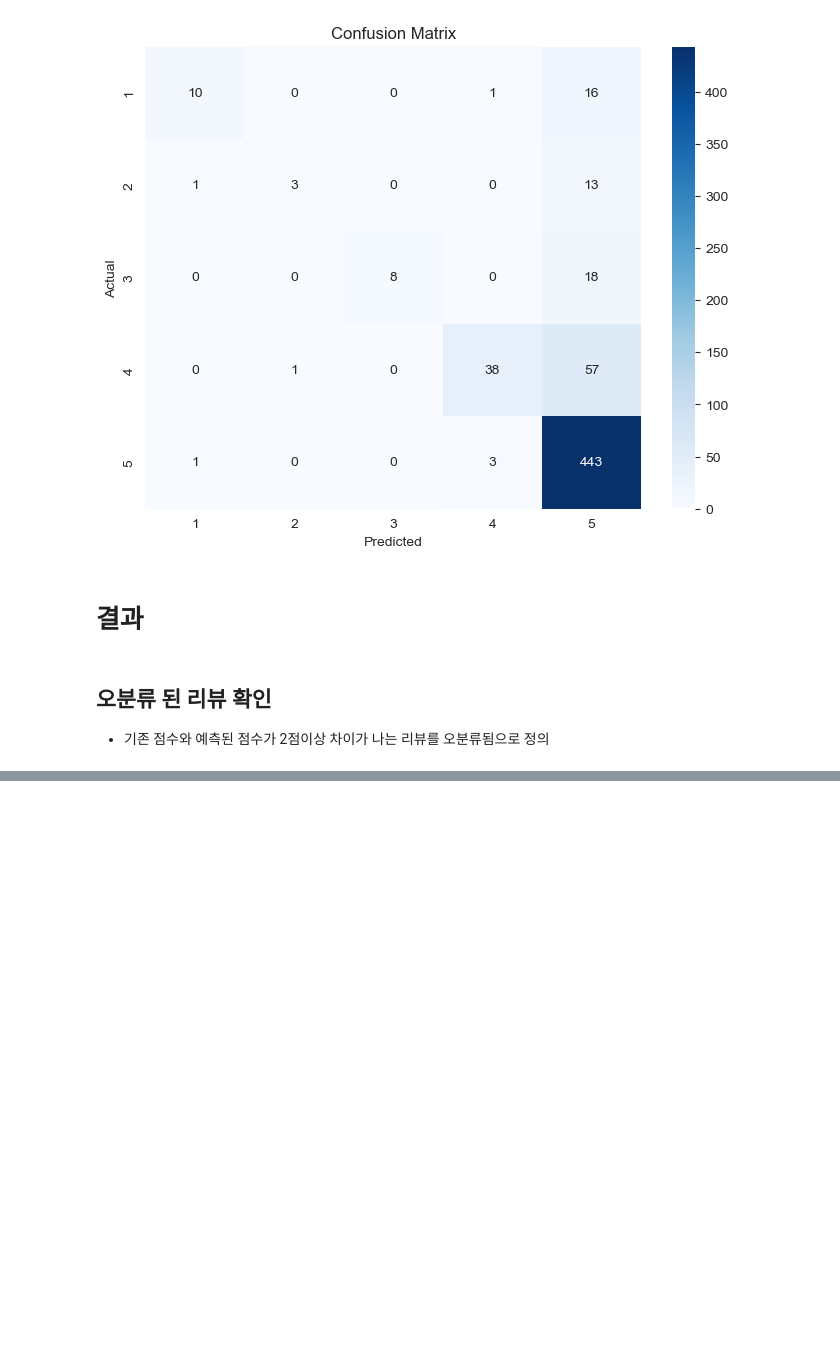
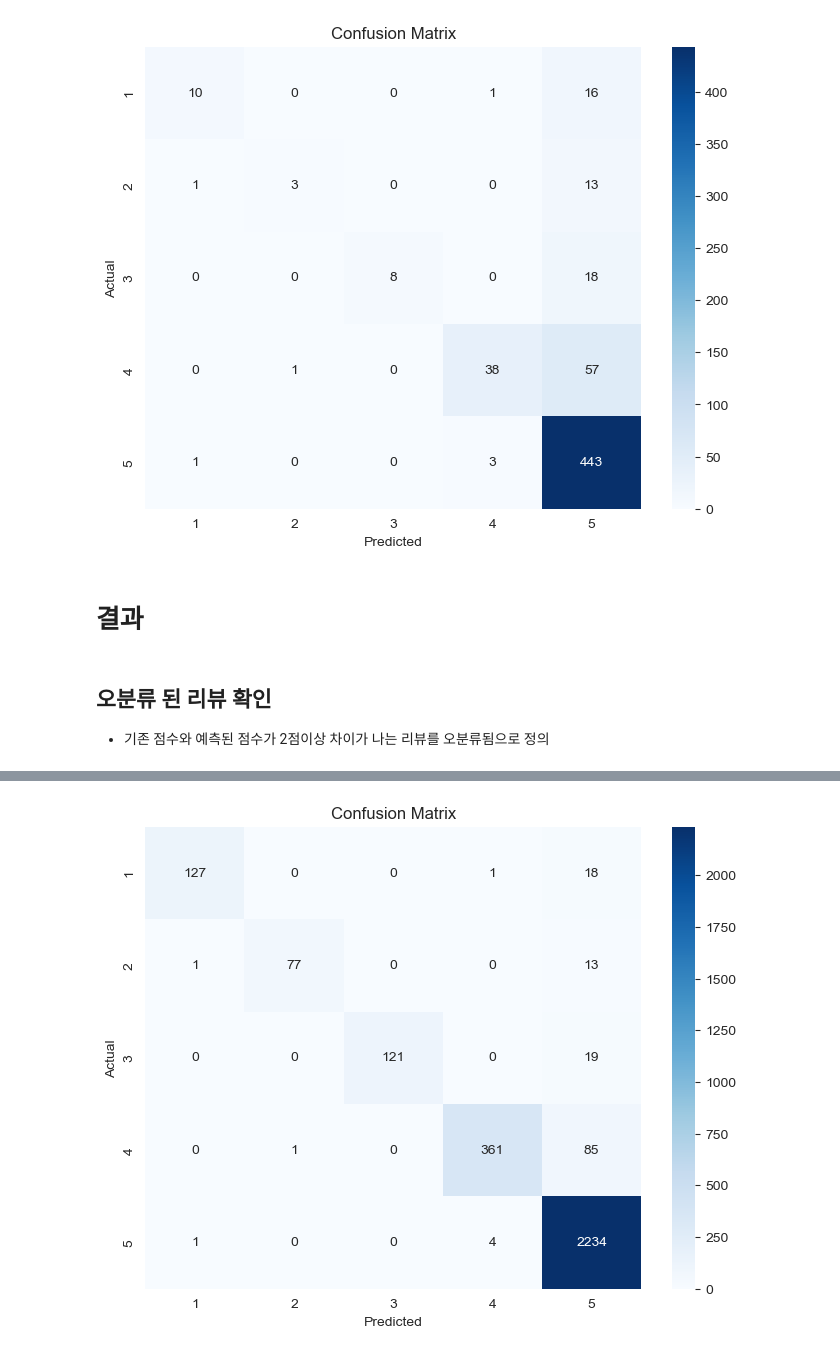
Before and after one commit to dev-jhjoo/AlexaReviewAnalysis, a Jupyter notebook: amazon_alexa_review_analysis.ipynb, the cells around one changed output, grey strips where cells are left out. Saved outputs shown, nothing was run; the diff lists cells and outputs as text; code cells hidden in the pictures; blank space fills up the shorter version.

```diff
--- a/amazon_alexa_review_analysis.ipynb
+++ b/amazon_alexa_review_analysis.ipynb
@@ -203,0 +221,18 @@ misclassification_df.to_csv('out/misclassification_df.csv', index=False)
+# %%
+# 1. 데이터 전처리 및 TF-IDF 벡터화
+X_all = vectorizer.transform(cleaned_df['cleaned_reviews'])  # 전체 데이터 벡터화
+
+# 2. Random Forest 모델로 예측 수행
+predicted_ratings = rf_model.predict(X_all)  # 전체 리뷰 데이터에 대한 평점 예측
+
+# 3. 예측된 평점을 원래 데이터에 추가
+cleaned_df['predicted_rating'] = predicted_ratings
+
+# 4. 실제 점수와 예측 점수의 차이가 2점 이상인 리뷰들만 필터링
+misclassified_reviews = cleaned_df[abs(cleaned_df['rating'] - cleaned_df['predicted_rating']) >= 2]
+
+# 5. 잘못 예측된 리뷰들을 파일로 저장 (필요한 컬럼만 선택)
+misclassified_reviews[['verified_reviews', 'rating', 'predicted_rating']].to_csv('out/misclassified_reviews.csv', index=False)
+
+# 6. 저장된 내용 확인
+print(misclassified_reviews[['verified_reviews', 'rating', 'predicted_rating']].head())
@@ -203,0 +253,13 @@ misclassification_df.to_csv('out/misclassification_df.csv', index=False)
+# %%
+# 혼동 행렬 생성
+conf_matrix = confusion_matrix(cleaned_df['rating'], cleaned_df['predicted_rating'])
+
+# 혼동 행렬 시각화
+plt.figure(figsize=(8, 6))
+sns.heatmap(conf_matrix, annot=True, fmt='d', cmap='Blues', xticklabels=[1, 2, 3, 4, 5], yticklabels=[1, 2, 3, 4, 5])
+plt.xlabel('Predicted')
+plt.ylabel('Actual')
+plt.title('Confusion Matrix')
+plt.show()
+# %% [output]
+[figure, added]
```
Also changed, not shown: parts of 3 cells of this notebook, 1 other file.
